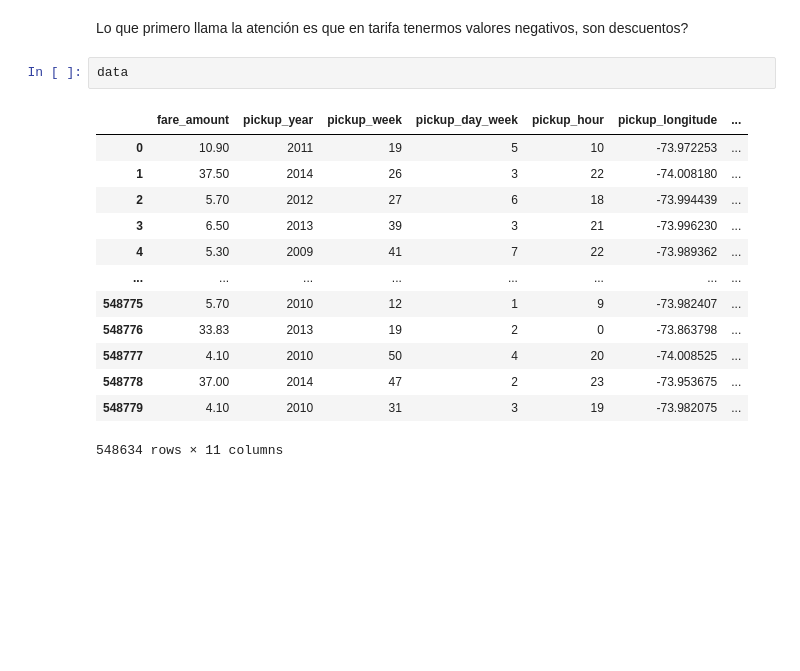
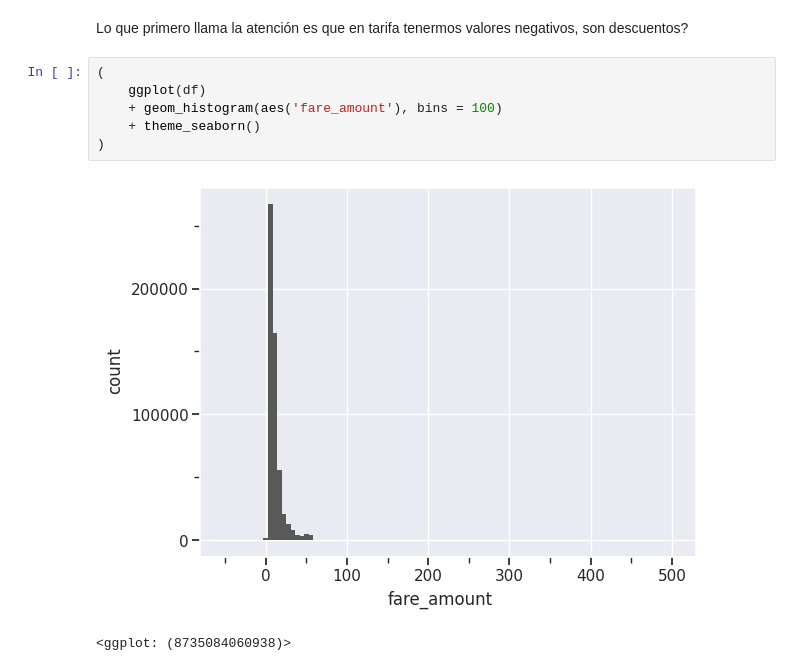
Before and after one commit to alonmar/New-York-City-Taxi-Fare-Prediction, a Jupyter notebook: EDA.ipynb, the cells around one changed output. Cells and saved outputs as stored; diff of their text form; blank space fills up the shorter version.

```diff
--- a/EDA.ipynb
+++ b/EDA.ipynb
@@ -143,18 +141,11 @@ ax = sns.boxplot(x=data["fare_amount"])
 # %% [markdown]
 Lo que primero llama la atención es que en tarifa tenermos valores negativos, son descuentos?
-# %%
-data
-# %% [output]
-|  | fare_amount | pickup_year | pickup_week | pickup_day_week | pickup_hour | pickup_longitude | ... |
-| 0 | 10.90 | 2011 | 19 | 5 | 10 | -73.972253 | ... |
-| 1 | 37.50 | 2014 | 26 | 3 | 22 | -74.008180 | ... |
-| 2 | 5.70 | 2012 | 27 | 6 | 18 | -73.994439 | ... |
-| 3 | 6.50 | 2013 | 39 | 3 | 21 | -73.996230 | ... |
-| 4 | 5.30 | 2009 | 41 | 7 | 22 | -73.989362 | ... |
-| ... | ... | ... | ... | ... | ... | ... | ... |
-| 548775 | 5.70 | 2010 | 12 | 1 | 9 | -73.982407 | ... |
-| 548776 | 33.83 | 2013 | 19 | 2 | 0 | -73.863798 | ... |
-| 548777 | 4.10 | 2010 | 50 | 4 | 20 | -74.008525 | ... |
-| 548778 | 37.00 | 2014 | 47 | 2 | 23 | -73.953675 | ... |
-| 548779 | 4.10 | 2010 | 31 | 3 | 19 | -73.982075 | ... |
-548634 rows × 11 columns
+# %%
+(
+    ggplot(df)
+    + geom_histogram(aes('fare_amount'), bins = 100)
+    + theme_seaborn()
+)
+# %% [output]
+[figure, added]
+<ggplot: (8735084060938)>
```
Also changed, not shown: parts of 26 cells of this notebook, 4 other files.
